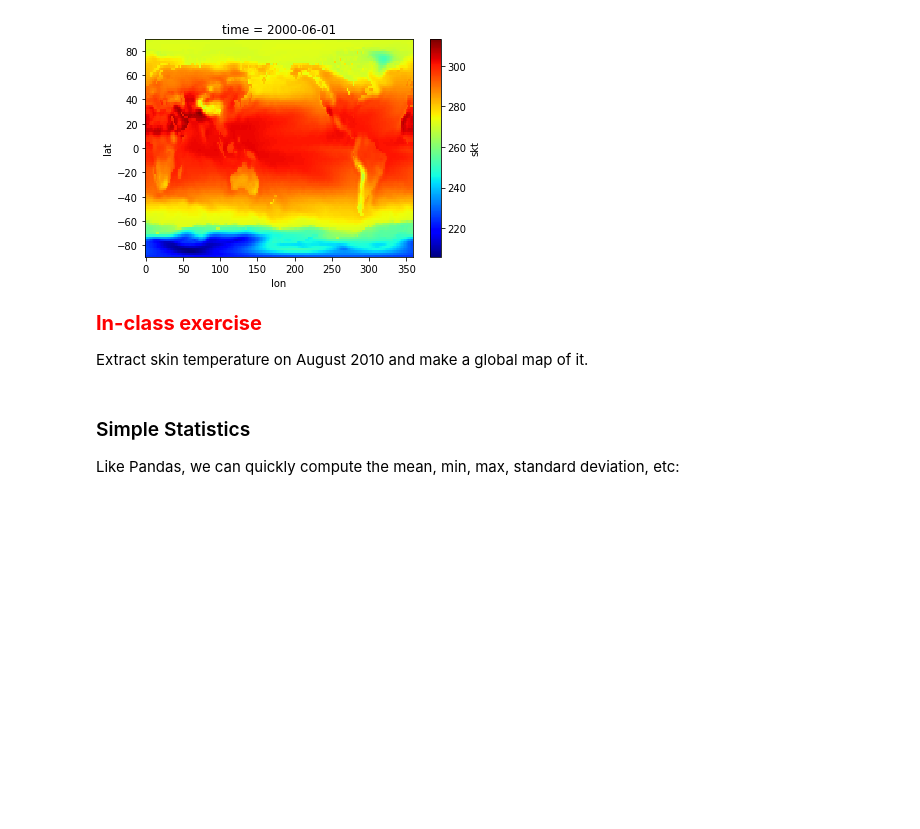
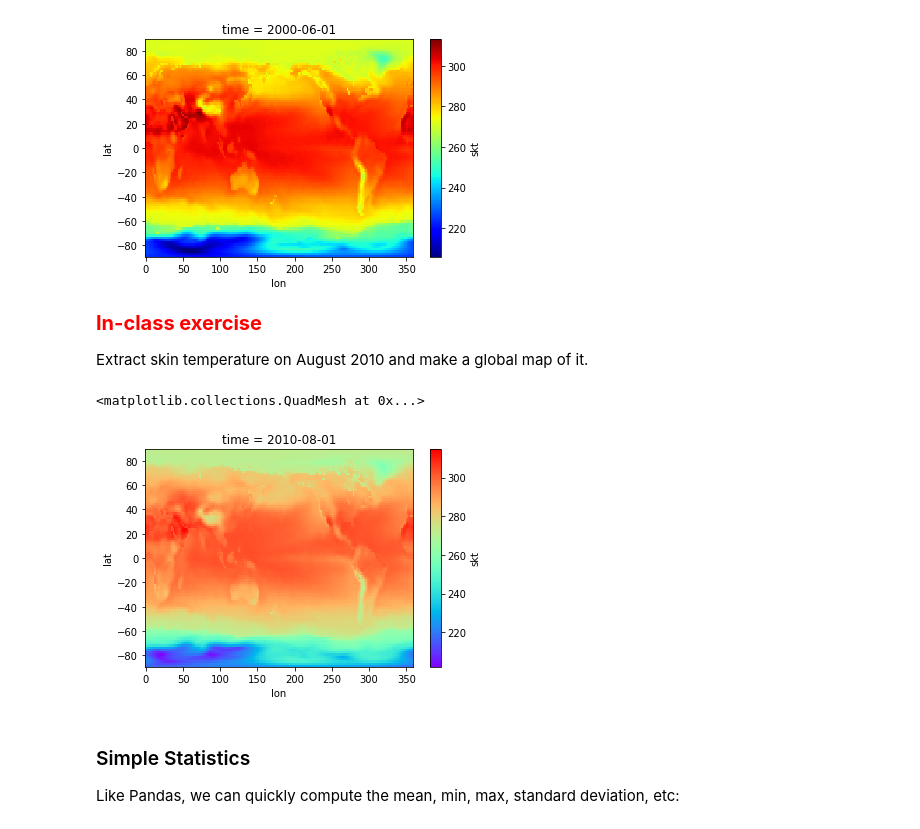
Before and after one commit to neil-berg/climate-data-analyses, a Jupyter notebook: lectures/AOS51_2019W_#3.ipynb, the cells around one changed output. Saved outputs shown, nothing was run; the diff lists cells and outputs as text; code cells hidden in the pictures; blank space fills up the shorter version.

```diff
--- a/lectures/AOS51_2019W_#3.ipynb
+++ b/lectures/AOS51_2019W_#3.ipynb
@@ -397,6 +514,11 @@ skt.sel(time='2000-06-01').plot(cmap='jet')
 <span style="color:red; font-size:20px; font-weight:bold">In-class exercise</span>
 
 Extract skin temperature on August 2010 and make a global map of it.
+# %%
+skt.sel(time='2010-08').plot(cmap='rainbow')
+# %% [output]
+<matplotlib.collections.QuadMesh at 0x...>
+[figure, added]
 # %% [markdown]
 ### Simple Statistics
 
```
Also changed, not shown: parts of 5 cells of this notebook, 1 other file.
